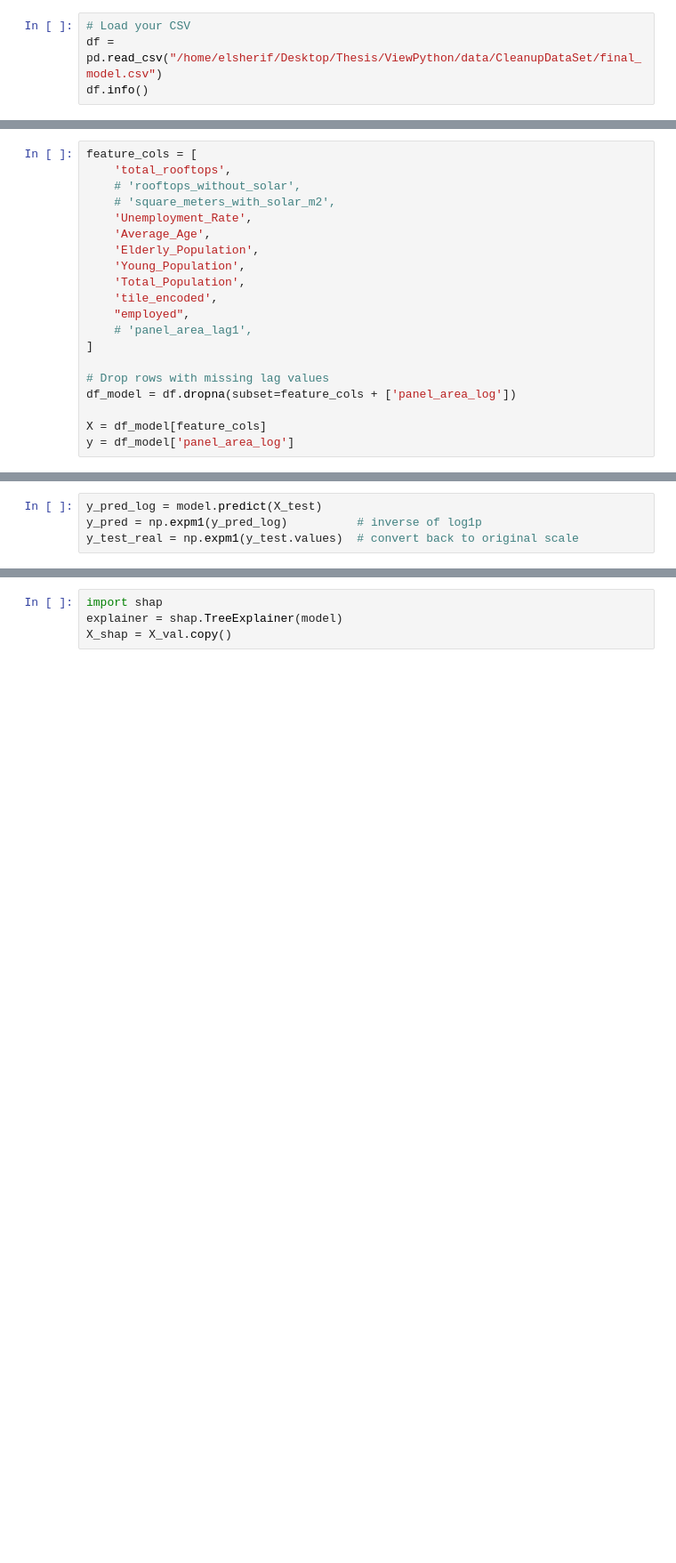
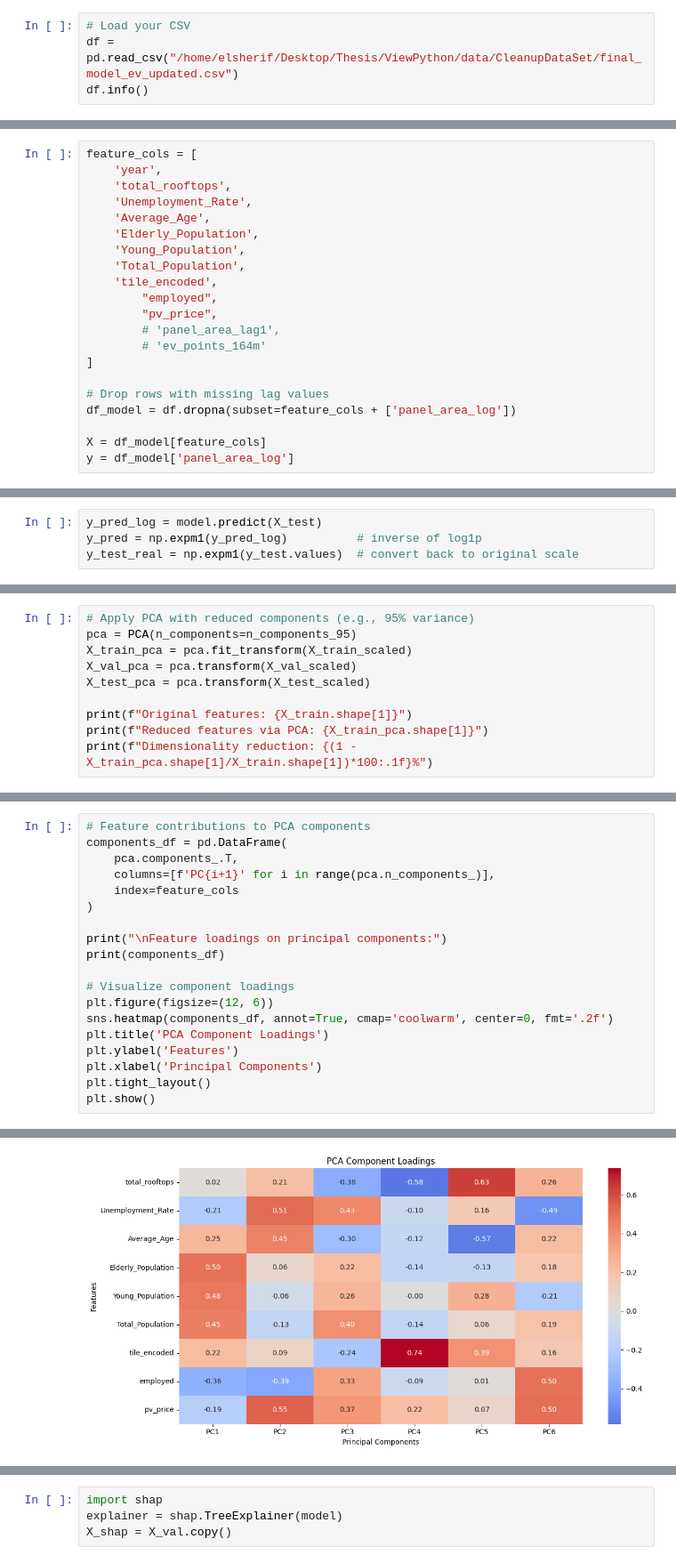
Before and after one commit to AhmedElsherif04/SolarPanelMunich, a Jupyter notebook: Training/rfr.ipynb, the cells around one changed output, grey strips where cells are left out. Shown at 89% size. Saved outputs shown, nothing was run; the diff lists cells and outputs as text; blank space fills up the shorter version.

```diff
--- a/Training/rfr.ipynb
+++ b/Training/rfr.ipynb
@@ -6,7 +6,7 @@ from sklearn.model_selection import train_test_split
 from sklearn.metrics import mean_squared_error, r2_score
 # %%
 # Load your CSV
-df = pd.read_csv("/home/elsherif/Desktop/Thesis/ViewPython/data/CleanupDataSet/final_model.csv")
+df = pd.read_csv("/home/elsherif/Desktop/Thesis/ViewPython/data/CleanupDataSet/final_model_ev_updated.csv")
 df.info()
 # %% [output]
 <class 'pandas.core.frame.DataFrame'>
@@ -30,17 +30,18 @@ memory usage: 1.4+ MB
 df['panel_area_log'] = np.log1p(df['panel_area_m2'])
 # %%
 feature_cols = [
+    'year',
     'total_rooftops',
-    # 'rooftops_without_solar',
-    # 'square_meters_with_solar_m2',
     'Unemployment_Rate',
     'Average_Age',
     'Elderly_Population',
     'Young_Population',
     'Total_Population',
     'tile_encoded',
-    "employed",
-    # 'panel_area_lag1',
+        "employed",
+        "pv_price",
+        # 'panel_area_lag1',
+        # 'ev_points_164m'
 ]
 
 # Drop rows with missing lag values
@@ -116,0 +203,10 @@ KeyboardInterrupt:
+# %%
+# Apply PCA with reduced components (e.g., 95% variance)
+pca = PCA(n_components=n_components_95)
+X_train_pca = pca.fit_transform(X_train_scaled)
+X_val_pca = pca.transform(X_val_scaled)
+X_test_pca = pca.transform(X_test_scaled)
+
+print(f"Original features: {X_train.shape[1]}")
+print(f"Reduced features via PCA: {X_train_pca.shape[1]}")
+print(f"Dimensionality reduction: {(1 - X_train_pca.shape[1]/X_train.shape[1])*100:.1f}%")
@@ -116,0 +217,20 @@ KeyboardInterrupt:
+# %%
+# Feature contributions to PCA components
+components_df = pd.DataFrame(
+    pca.components_.T,
+    columns=[f'PC{i+1}' for i in range(pca.n_components_)],
+    index=feature_cols
+)
+
+print("\nFeature loadings on principal components:")
+print(components_df)
+
+# Visualize component loadings
+plt.figure(figsize=(12, 6))
+sns.heatmap(components_df, annot=True, cmap='coolwarm', center=0, fmt='.2f')
+plt.title('PCA Component Loadings')
+plt.ylabel('Features')
+plt.xlabel('Principal Components')
+plt.tight_layout()
+plt.show()
+# %% [output]
@@ -116,0 +248 @@ KeyboardInterrupt:
+[figure, added]
```
Also changed, not shown: parts of 15 cells of this notebook, 38 other files.
